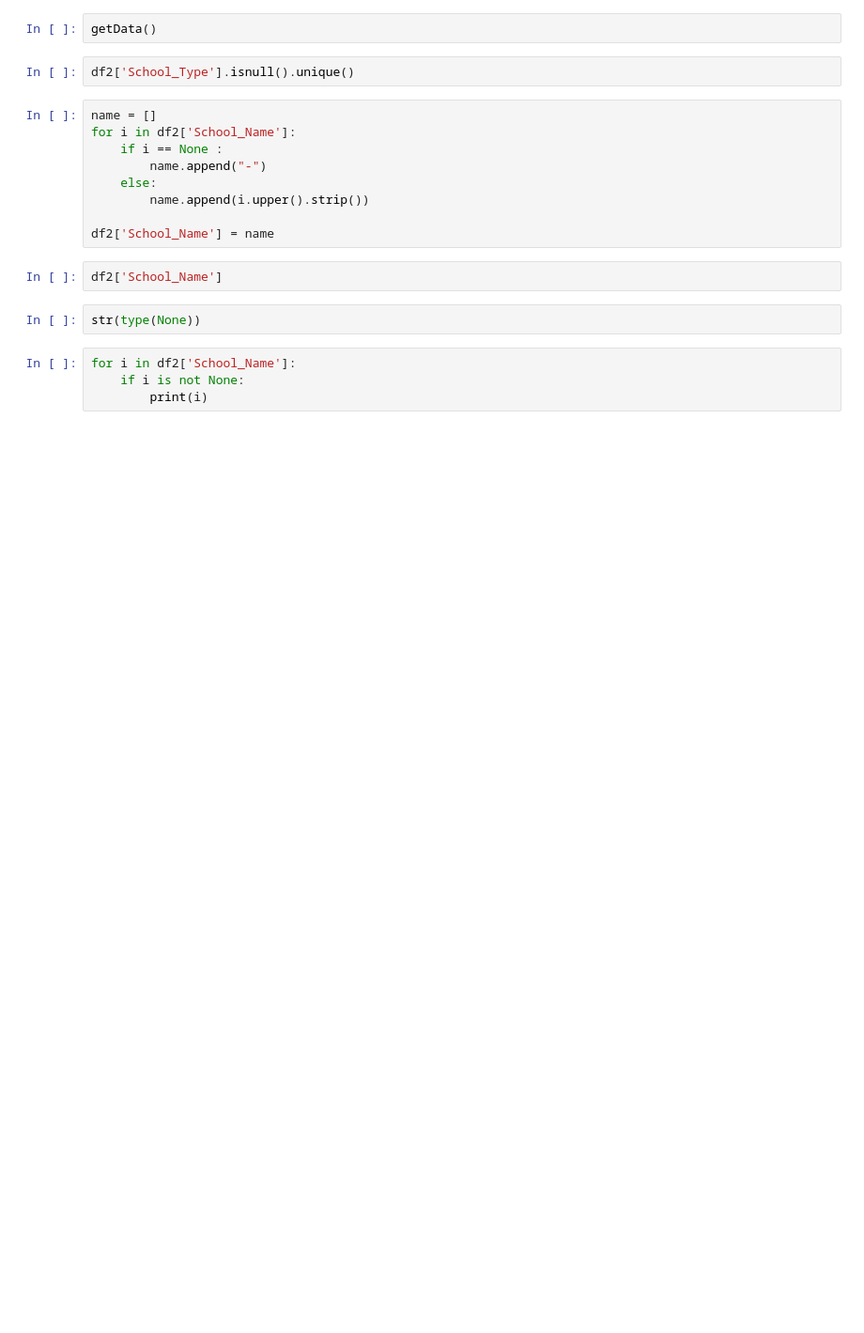
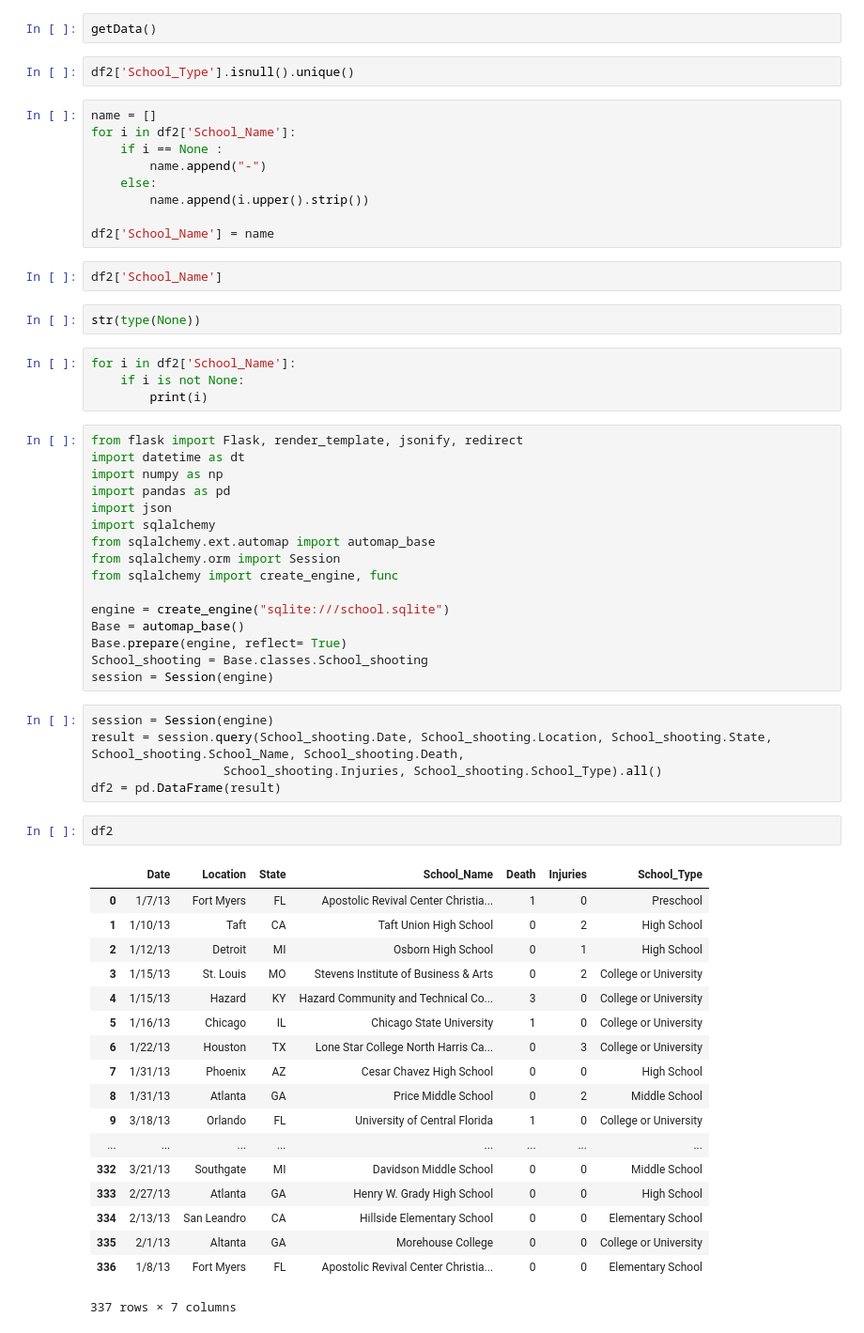
Before and after one commit to Mikelaifu/School_Shooting_Visualization, a Jupyter notebook: back_end/SQLAlchemy database + Flask planning.ipynb, the cells around one changed output. Shown at 94% size. Drawn from its saved outputs; the diff is of its cells as text; blank space fills up the shorter version.

```diff
--- a/back_end/SQLAlchemy database + Flask planning.ipynb
+++ b/back_end/SQLAlchemy database + Flask planning.ipynb
@@ -498,3 +498,45 @@ str(type(None))
 for i in df2['School_Name']:
     if i is not None:
         print(i)
+# %%
+from flask import Flask, render_template, jsonify, redirect
+import datetime as dt
+import numpy as np
+import pandas as pd
+import json
+import sqlalchemy
+from sqlalchemy.ext.automap import automap_base
+from sqlalchemy.orm import Session
+from sqlalchemy import create_engine, func
+
+engine = create_engine("sqlite:///school.sqlite")
+Base = automap_base()
+Base.prepare(engine, reflect= True)
+School_shooting = Base.classes.School_shooting
+session = Session(engine)
+# %%
+session = Session(engine)
+result = session.query(School_shooting.Date, School_shooting.Location, School_shooting.State,  School_shooting.School_Name, School_shooting.Death,
+                  School_shooting.Injuries, School_shooting.School_Type).all()
+df2 = pd.DataFrame(result)
+# %%
+df2
+# %% [output]
+|  | Date | Location | State | School_Name | Death | Injuries | School_Type |
+| 0 | 1/7/13 | Fort Myers | FL | Apostolic Revival Center Christia... | 1 | 0 | Preschool |
+| 1 | 1/10/13 | Taft | CA | Taft Union High School | 0 | 2 | High School |
+| 2 | 1/12/13 | Detroit | MI | Osborn High School | 0 | 1 | High School |
+| 3 | 1/15/13 | St. Louis | MO | Stevens Institute of Business & Arts | 0 | 2 | College or University |
+| 4 | 1/15/13 | Hazard | KY | Hazard Community and Technical Co... | 3 | 0 | College or University |
+| 5 | 1/16/13 | Chicago | IL | Chicago State University | 1 | 0 | College or University |
+| 6 | 1/22/13 | Houston | TX | Lone Star College North Harris Ca... | 0 | 3 | College or University |
+| 7 | 1/31/13 | Phoenix | AZ | Cesar Chavez High School | 0 | 0 | High School |
+| 8 | 1/31/13 | Atlanta | GA | Price Middle School | 0 | 2 | Middle School |
+| 9 | 3/18/13 | Orlando | FL | University of Central Florida | 1 | 0 | College or University |
+| ... | ... | ... | ... | ... | ... | ... | ... |
+| 332 | 3/21/13 | Southgate | MI | Davidson Middle School | 0 | 0 | Middle School |
+| 333 | 2/27/13 | Atlanta | GA | Henry W. Grady High School | 0 | 0 | High School |
+| 334 | 2/13/13 | San Leandro | CA | Hillside Elementary School | 0 | 0 | Elementary School |
+| 335 | 2/1/13 | Altanta | GA | Morehouse College | 0 | 0 | College or University |
+| 336 | 1/8/13 | Fort Myers | FL | Apostolic Revival Center Christia... | 0 | 0 | Elementary School |
+337 rows × 7 columns
```
Also changed, not shown: parts of 2 cells of this notebook, 2 other files.
